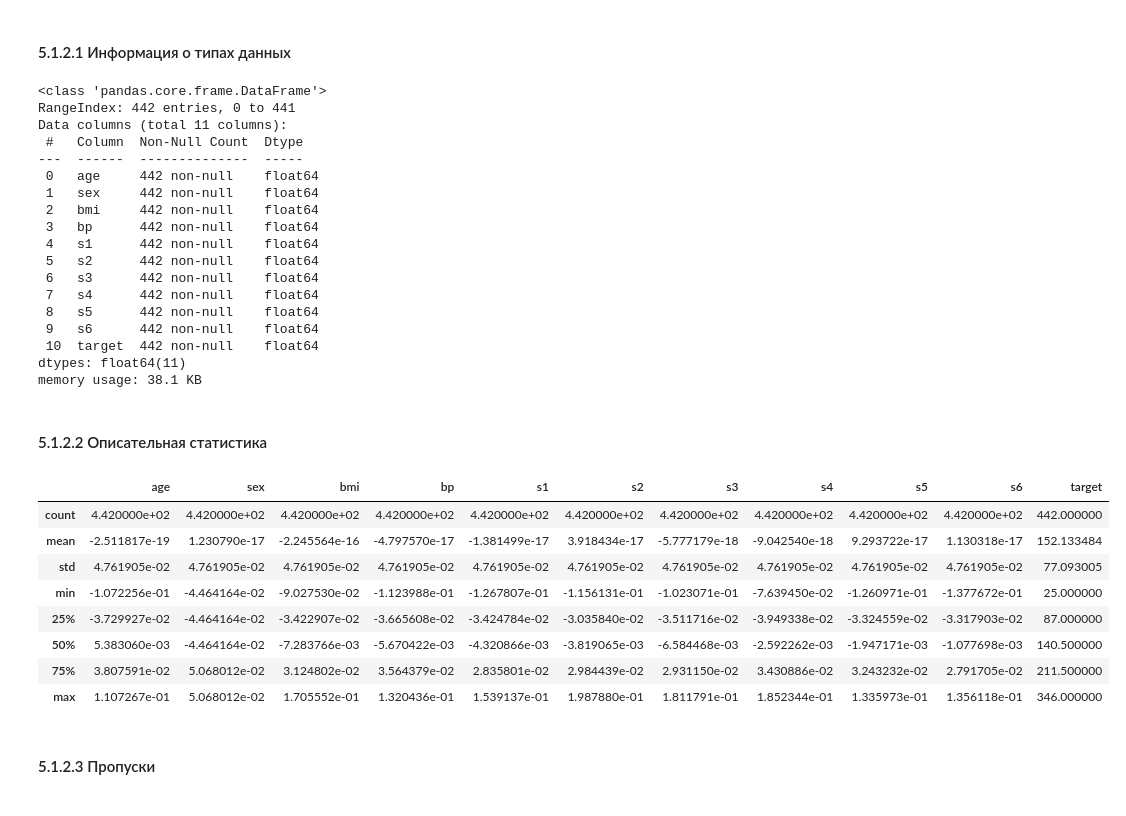
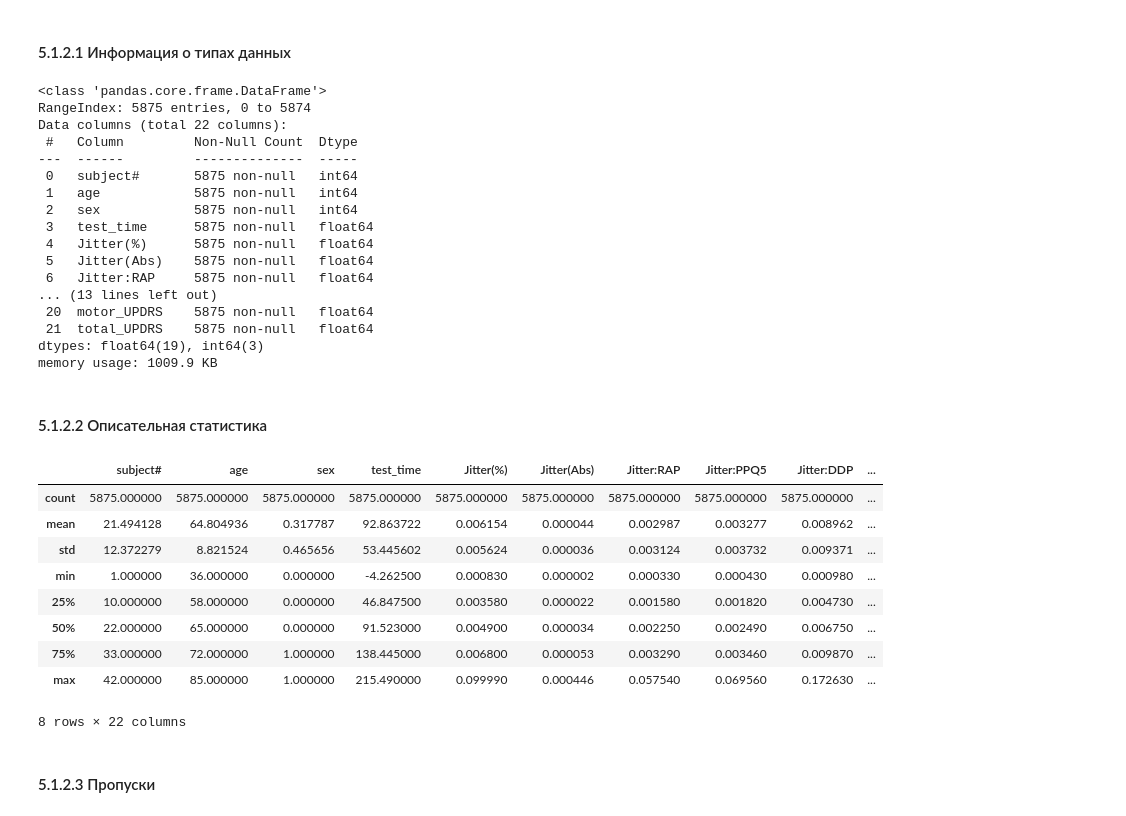
Before and after one commit to Ackrome/Course-work-TabFPN, a Jupyter notebook: work.ipynb, the cells around one changed output. Cells and saved outputs as stored; diff of their text form; code cells hidden in the pictures.

```diff
--- a/work.ipynb
+++ b/work.ipynb
@@ -1504,0 +1496,9 @@ TabPFN показал другие признаки самыми важными
+# %%
+ident={
+    'Parkinsons' : 189,
+    'Strength':165,
+    'Bikes':560,
+}
+
+for name, idx in ident.items():
+    print(f'"{name}" shape: {fetch_ucirepo(id=idx).data.original.shape}')
@@ -1504,0 +1511,6 @@ TabPFN показал другие признаки самыми важными
+# %%
+dataset = 'Parkinsons'
+
+BASE = fetch_ucirepo(id=ident[dataset])
+target = BASE.data.targets.columns[0]
+df = BASE.data.original
@@ -1526,40 +1535,40 @@ df_diabetes.head()
 # %% [markdown]
 #### 5.1.2.1 Информация о типах данных
 # %%
-df_diabetes.info()
+df.info()
 # %% [output]
 <class 'pandas.core.frame.DataFrame'>
-RangeIndex: 442 entries, 0 to 441
-Data columns (total 11 columns):
- #   Column  Non-Null Count  Dtype
----  ------  --------------  -----
- 0   age     442 non-null    float64
- 1   sex     442 non-null    float64
- 2   bmi     442 non-null    float64
- 3   bp      442 non-null    float64
- 4   s1      442 non-null    float64
- 5   s2      442 non-null    float64
- 6   s3      442 non-null    float64
- 7   s4      442 non-null    float64
- 8   s5      442 non-null    float64
- 9   s6      442 non-null    float64
- 10  target  442 non-null    float64
-dtypes: float64(11)
-memory usage: 38.1 KB
+RangeIndex: 5875 entries, 0 to 5874
+Data columns (total 22 columns):
+ #   Column         Non-Null Count  Dtype
+---  ------         --------------  -----
+ 0   subject#       5875 non-null   int64
+ 1   age            5875 non-null   int64
+ 2   sex            5875 non-null   int64
+ 3   test_time      5875 non-null   float64
+ 4   Jitter(%)      5875 non-null   float64
+ 5   Jitter(Abs)    5875 non-null   float64
+ 6   Jitter:RAP     5875 non-null   float64
+... (13 lines left out)
+ 20  motor_UPDRS    5875 non-null   float64
+ 21  total_UPDRS    5875 non-null   float64
+dtypes: float64(19), int64(3)
+memory usage: 1009.9 KB
 # %% [markdown]
 #### 5.1.2.2 Описательная статистика
 # %%
-df_diabetes.describe()
+df.describe()
 # %% [output]
-|  | age | sex | bmi | bp | s1 | s2 | s3 | s4 | s5 | s6 | target |
-| count | 4.420000e+02 | 4.420000e+02 | 4.420000e+02 | 4.420000e+02 | 4.420000e+02 | 4.420000e+02 | 4.420000e+02 | 4.420000e+02 | 4.420000e+02 | 4.420000e+02 | 442.000000 |
-| mean | -2.511817e-19 | 1.230790e-17 | -2.245564e-16 | -4.797570e-17 | -1.381499e-17 | 3.918434e-17 | -5.777179e-18 | -9.042540e-18 | 9.293722e-17 | 1.130318e-17 | 152.133484 |
-| std | 4.761905e-02 | 4.761905e-02 | 4.761905e-02 | 4.761905e-02 | 4.761905e-02 | 4.761905e-02 | 4.761905e-02 | 4.761905e-02 | 4.761905e-02 | 4.761905e-02 | 77.093005 |
-| min | -1.072256e-01 | -4.464164e-02 | -9.027530e-02 | -1.123988e-01 | -1.267807e-01 | -1.156131e-01 | -1.023071e-01 | -7.639450e-02 | -1.260971e-01 | -1.377672e-01 | 25.000000 |
-| 25% | -3.729927e-02 | -4.464164e-02 | -3.422907e-02 | -3.665608e-02 | -3.424784e-02 | -3.035840e-02 | -3.511716e-02 | -3.949338e-02 | -3.324559e-02 | -3.317903e-02 | 87.000000 |
-| 50% | 5.383060e-03 | -4.464164e-02 | -7.283766e-03 | -5.670422e-03 | -4.320866e-03 | -3.819065e-03 | -6.584468e-03 | -2.592262e-03 | -1.947171e-03 | -1.077698e-03 | 140.500000 |
-| 75% | 3.807591e-02 | 5.068012e-02 | 3.124802e-02 | 3.564379e-02 | 2.835801e-02 | 2.984439e-02 | 2.931150e-02 | 3.430886e-02 | 3.243232e-02 | 2.791705e-02 | 211.500000 |
-| max | 1.107267e-01 | 5.068012e-02 | 1.705552e-01 | 1.320436e-01 | 1.539137e-01 | 1.987880e-01 | 1.811791e-01 | 1.852344e-01 | 1.335973e-01 | 1.356118e-01 | 346.000000 |
+|  | subject# | age | sex | test_time | Jitter(%) | Jitter(Abs) | Jitter:RAP | Jitter:PPQ5 | Jitter:DDP | ... |
+| count | 5875.000000 | 5875.000000 | 5875.000000 | 5875.000000 | 5875.000000 | 5875.000000 | 5875.000000 | 5875.000000 | 5875.000000 | ... |
+| mean | 21.494128 | 64.804936 | 0.317787 | 92.863722 | 0.006154 | 0.000044 | 0.002987 | 0.003277 | 0.008962 | ... |
+| std | 12.372279 | 8.821524 | 0.465656 | 53.445602 | 0.005624 | 0.000036 | 0.003124 | 0.003732 | 0.009371 | ... |
+| min | 1.000000 | 36.000000 | 0.000000 | -4.262500 | 0.000830 | 0.000002 | 0.000330 | 0.000430 | 0.000980 | ... |
+| 25% | 10.000000 | 58.000000 | 0.000000 | 46.847500 | 0.003580 | 0.000022 | 0.001580 | 0.001820 | 0.004730 | ... |
+| 50% | 22.000000 | 65.000000 | 0.000000 | 91.523000 | 0.004900 | 0.000034 | 0.002250 | 0.002490 | 0.006750 | ... |
+| 75% | 33.000000 | 72.000000 | 1.000000 | 138.445000 | 0.006800 | 0.000053 | 0.003290 | 0.003460 | 0.009870 | ... |
+| max | 42.000000 | 85.000000 | 1.000000 | 215.490000 | 0.099990 | 0.000446 | 0.057540 | 0.069560 | 0.172630 | ... |
+8 rows × 22 columns
 # %% [markdown]
 #### 5.1.2.3 Пропуски
 # %%
```
Also changed, not shown: parts of 25 cells of this notebook.
